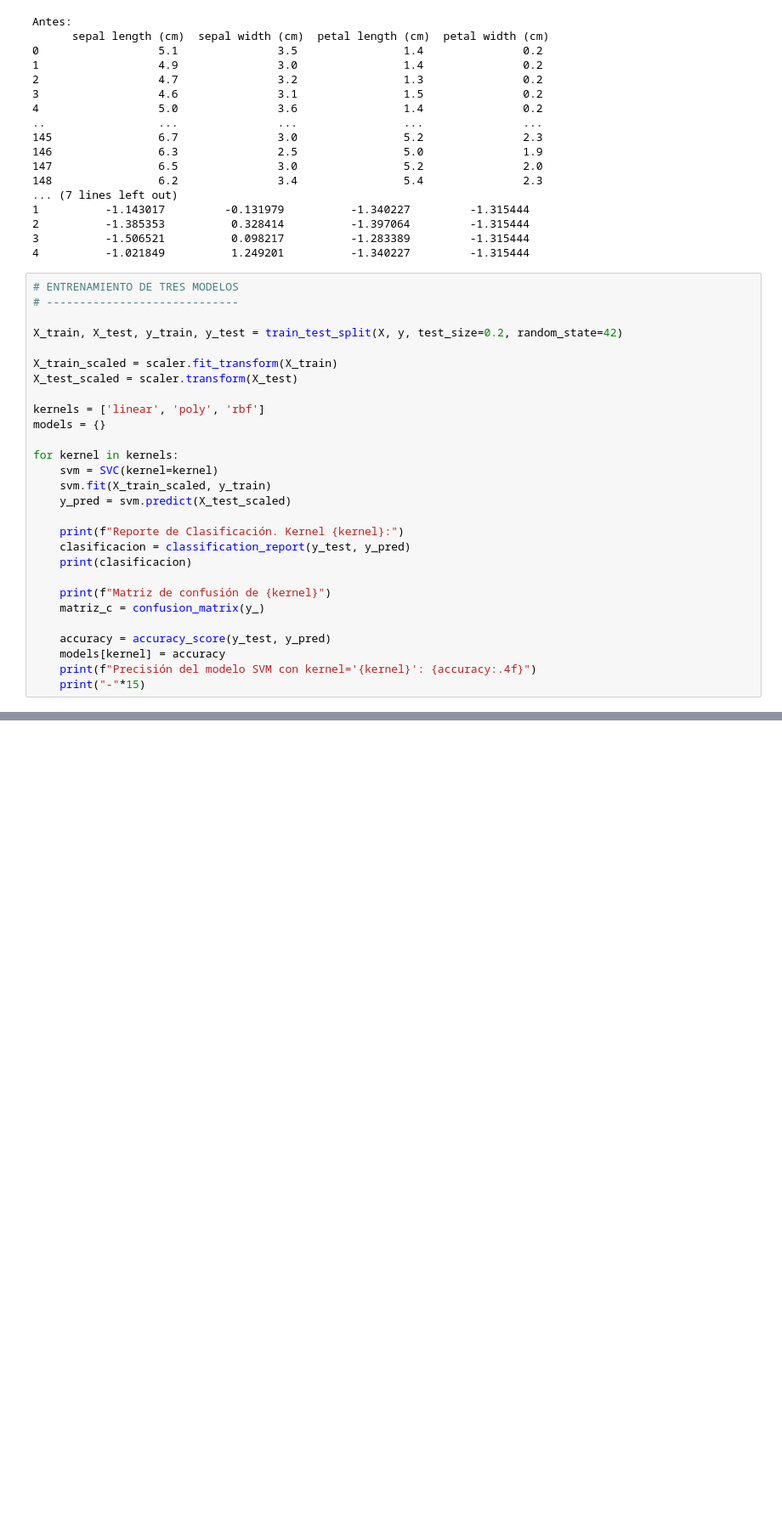
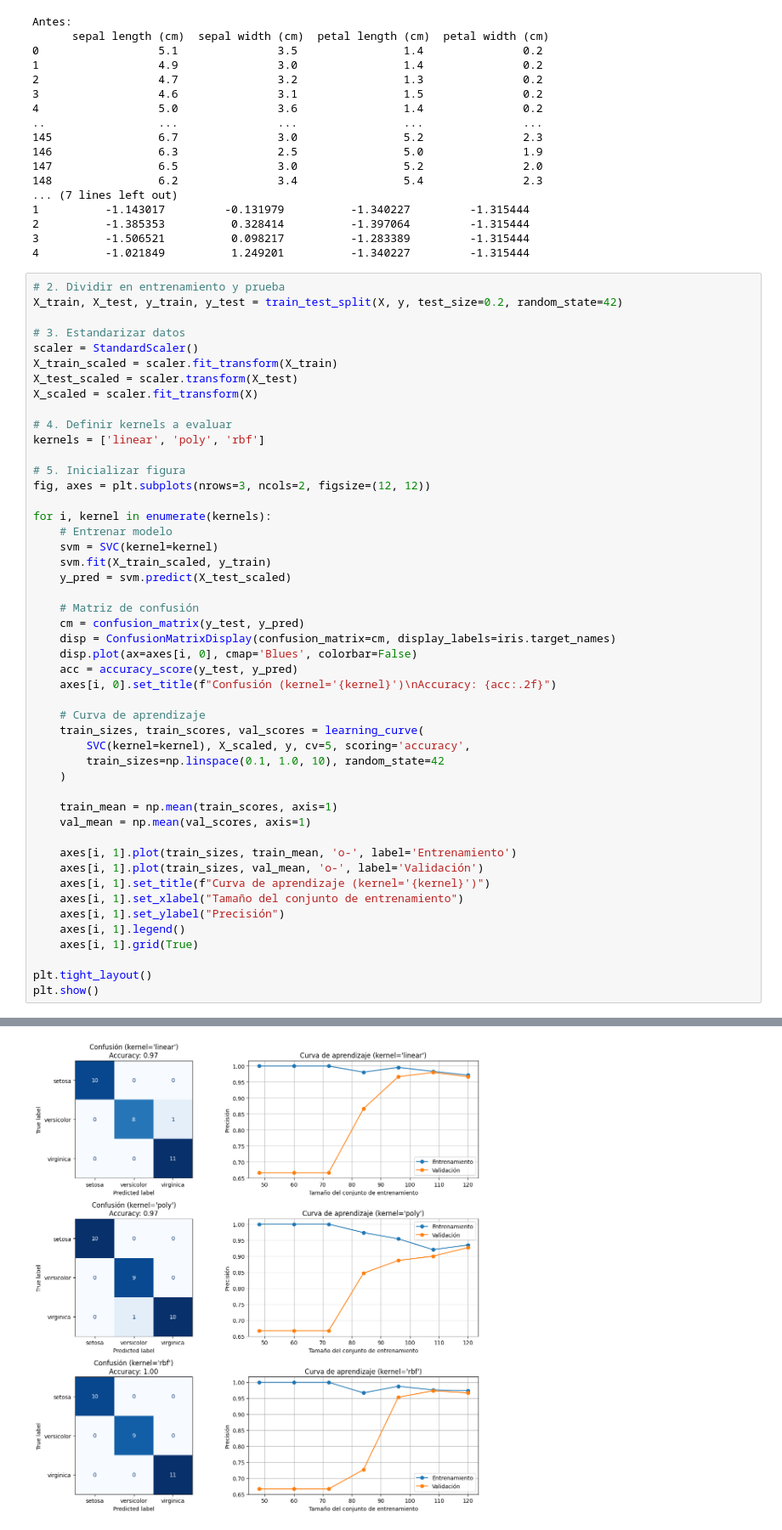
Before and after one commit to dunkelheitEXE/PythonLab, a Jupyter notebook: Sistemas Inteligentes/Tarea_iv.ipynb, the cells around one changed output, grey strips where cells are left out. Shown: that part at 85% size. Saved outputs shown, nothing was run; the diff lists cells and outputs as text; blank space fills up the shorter version.

```diff
--- a/Sistemas Inteligentes/Tarea_iv.ipynb
+++ b/Sistemas Inteligentes/Tarea_iv.ipynb
@@ -49,31 +52,51 @@ Antes:
 3          -1.506521          0.098217          -1.283389         -1.315444
 4          -1.021849          1.249201          -1.340227         -1.315444
 # %%
-# ENTRENAMIENTO DE TRES MODELOS
-# -----------------------------
-
+# 2. Dividir en entrenamiento y prueba
 X_train, X_test, y_train, y_test = train_test_split(X, y, test_size=0.2, random_state=42)
 
+# 3. Estandarizar datos
+scaler = StandardScaler()
 X_train_scaled = scaler.fit_transform(X_train)
 X_test_scaled = scaler.transform(X_test)
+X_scaled = scaler.fit_transform(X)
 
+# 4. Definir kernels a evaluar
 kernels = ['linear', 'poly', 'rbf']
-models = {}
 
-for kernel in kernels:
+# 5. Inicializar figura
+fig, axes = plt.subplots(nrows=3, ncols=2, figsize=(12, 12))
+
+for i, kernel in enumerate(kernels):
+    # Entrenar modelo
     svm = SVC(kernel=kernel)
     svm.fit(X_train_scaled, y_train)
     y_pred = svm.predict(X_test_scaled)
 
-    print(f"Reporte de Clasificación. Kernel {kernel}:")
-    clasificacion = classification_report(y_test, y_pred)
-    print(clasificacion)
+    # Matriz de confusión
+    cm = confusion_matrix(y_test, y_pred)
+    disp = ConfusionMatrixDisplay(confusion_matrix=cm, display_labels=iris.target_names)
+    disp.plot(ax=axes[i, 0], cmap='Blues', colorbar=False)
+    acc = accuracy_score(y_test, y_pred)
+    axes[i, 0].set_title(f"Confusión (kernel='{kernel}')\nAccuracy: {acc:.2f}")
 
-    print(f"Matriz de confusión de {kernel}")
-    matriz_c = confusion_matrix(y_)
+    # Curva de aprendizaje
+    train_sizes, train_scores, val_scores = learning_curve(
+        SVC(kernel=kernel), X_scaled, y, cv=5, scoring='accuracy',
+        train_sizes=np.linspace(0.1, 1.0, 10), random_state=42
+    )
 
-    accuracy = accuracy_score(y_test, y_pred)
-    models[kernel] = accuracy
-    print(f"Precisión del modelo SVM con kernel='{kernel}': {accuracy:.4f}")
-    print("-"*15)
+    train_mean = np.mean(train_scores, axis=1)
+    val_mean = np.mean(val_scores, axis=1)
+
+    axes[i, 1].plot(train_sizes, train_mean, 'o-', label='Entrenamiento')
+    axes[i, 1].plot(train_sizes, val_mean, 'o-', label='Validación')
+    axes[i, 1].set_title(f"Curva de aprendizaje (kernel='{kernel}')")
+    axes[i, 1].set_xlabel("Tamaño del conjunto de entrenamiento")
+    axes[i, 1].set_ylabel("Precisión")
+    axes[i, 1].legend()
+    axes[i, 1].grid(True)
+
+plt.tight_layout()
+plt.show()
 # %% [output]
@@ -92,0 +120 @@ NameError: name 'y_' is not defined
+[figure, added]
```
Also changed, not shown: parts of 3 cells of this notebook.
